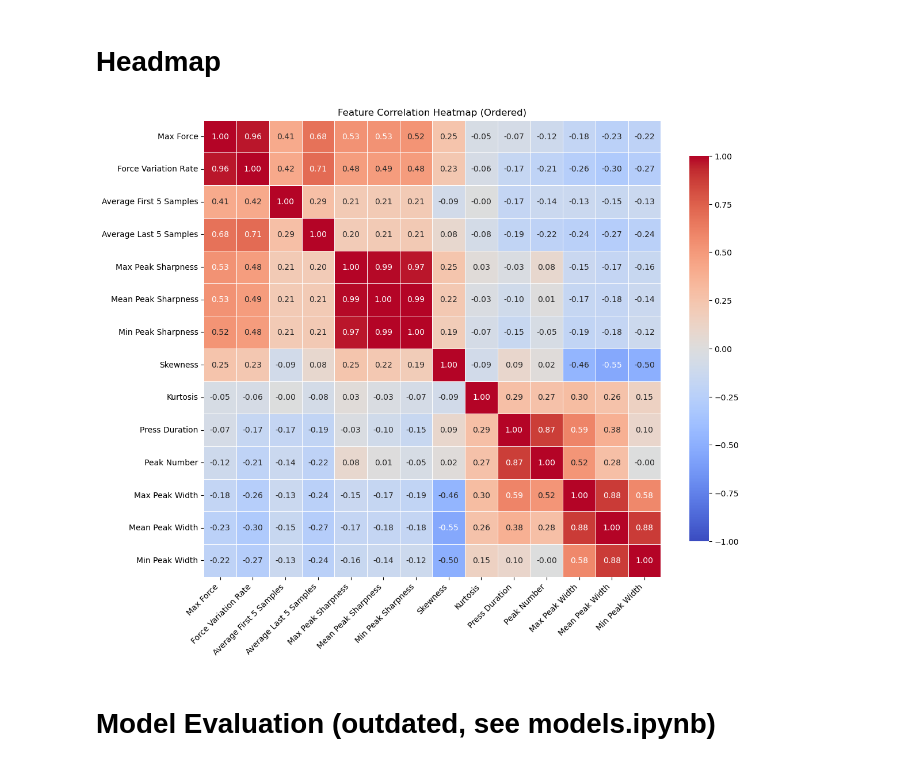
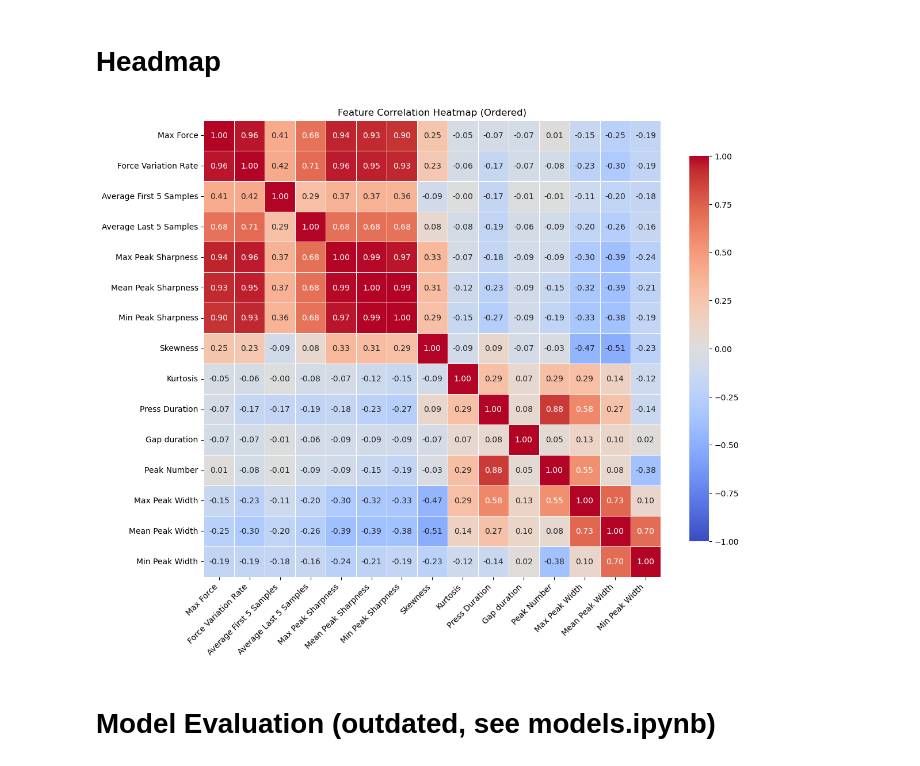
Before and after one commit to Jiefei-Wang/rat-model, a Jupyter notebook: scripts/manuscript/descriptive.ipynb, the cells around one changed output. Saved outputs shown, nothing was run; the diff lists cells and outputs as text; code cells hidden in the pictures.

```diff
--- a/scripts/manuscript/descriptive.ipynb
+++ b/scripts/manuscript/descriptive.ipynb
@@ -31,6 +31,7 @@ feature_name_map = OrderedDict([
     ('skewness', 'Skewness'),
     ('kurtosis', 'Kurtosis'),
     ('total_press_duration', 'Press Duration'),
+    ('gaps', 'Gap duration'),
     ('pk_num', 'Peak Number'),
     ('pk_widths_max', 'Max Peak Width'),
     ('pk_widths_mean', 'Mean Peak Width'),
@@ -228,36 +235,36 @@ Min Peak Width & 16.07 ± 12.33 & 17.06 ± 14.08 & <0.001 \\
 # Headmap
 # %%
 # Select + reorder + rename
-df_features = df_ML_unscaled[ordered_features].copy()
+df_features = df_ML[ordered_features].copy()
 df_features.rename(columns=feature_name_map, inplace=True)
 
 # Correlation
 corr_matrix = df_features.corr()
 
 # Plot
 import seaborn as sns
 import matplotlib.pyplot as plt
 
 plt.figure(figsize=(12, 10))
 sns.heatmap(
     corr_matrix,
     annot=True,
     fmt=".2f",
     cmap='coolwarm',
     vmin=-1, vmax=1,
     center=0,
     square=True,
     linewidths=0.5,
     cbar_kws={"shrink": 0.8}
 )
 plt.xticks(rotation=45, ha='right')
 plt.yticks(rotation=0)
 plt.title("Feature Correlation Heatmap (Ordered)")
 plt.tight_layout()
 plt.savefig(f"{figure_path}/correlation.png", dpi=300, bbox_inches='tight')
 plt.show()
 # %% [output]
-[figure, old version]
+[figure, new version]
 # %% [markdown]
 # Model Evaluation (outdated, see models.ipynb)
 # %%
```
Also changed, not shown: parts of 10 cells of this notebook, 10 other files.
